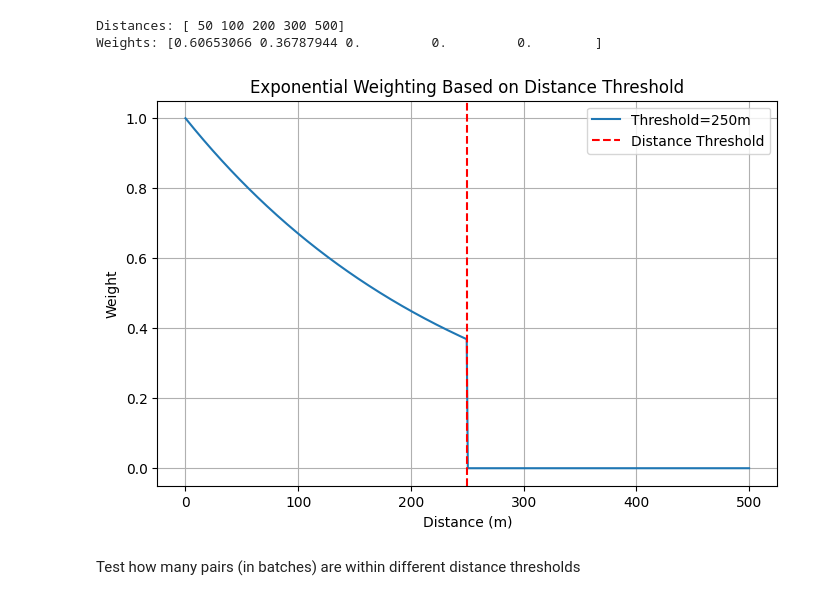
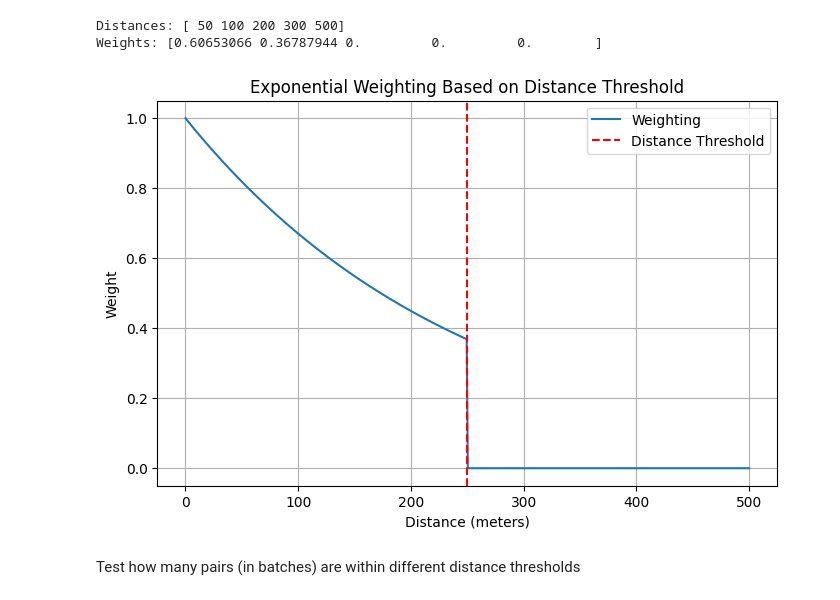
Before and after one commit to dcher95/Sat2Habitat, a Jupyter notebook: playground/haversine_masking.ipynb, the cells around one changed output. Drawn from its saved outputs; the diff is of its cells as text; code cells hidden in the pictures.

```diff
--- a/playground/haversine_masking.ipynb
+++ b/playground/haversine_masking.ipynb
@@ -96,25 +96,25 @@ Weights: [0.60653066 0.36787944 0.         0.         0.        ]
 # %%
 import matplotlib.pyplot as plt
 
 # Generate distances for visualization
 distances = np.linspace(0, 500, 500)
 
 # Compute weights
 distance_threshold = 250
 weights = compute_weights_with_threshold(distances, distance_threshold)
 
 # Plot
 plt.figure(figsize=(8, 5))
-plt.plot(distances, weights, label=f"Threshold={distance_threshold}m")
+plt.plot(distances, weights, label=f"Weighting")
 plt.axvline(x=distance_threshold, color="red", linestyle="--", label="Distance Threshold")
 plt.title("Exponential Weighting Based on Distance Threshold")
-plt.xlabel("Distance (m)")
+plt.xlabel("Distance (meters)")
 plt.ylabel("Weight")
 plt.legend()
 plt.grid()
 plt.show()
 # %% [output]
-[figure, old version]
+[figure, new version]
 # %% [markdown]
 Test how many pairs (in batches) are within different distance thresholds
 # %%
```
Also changed, not shown: parts of 3 cells of this notebook, 11 other files.
